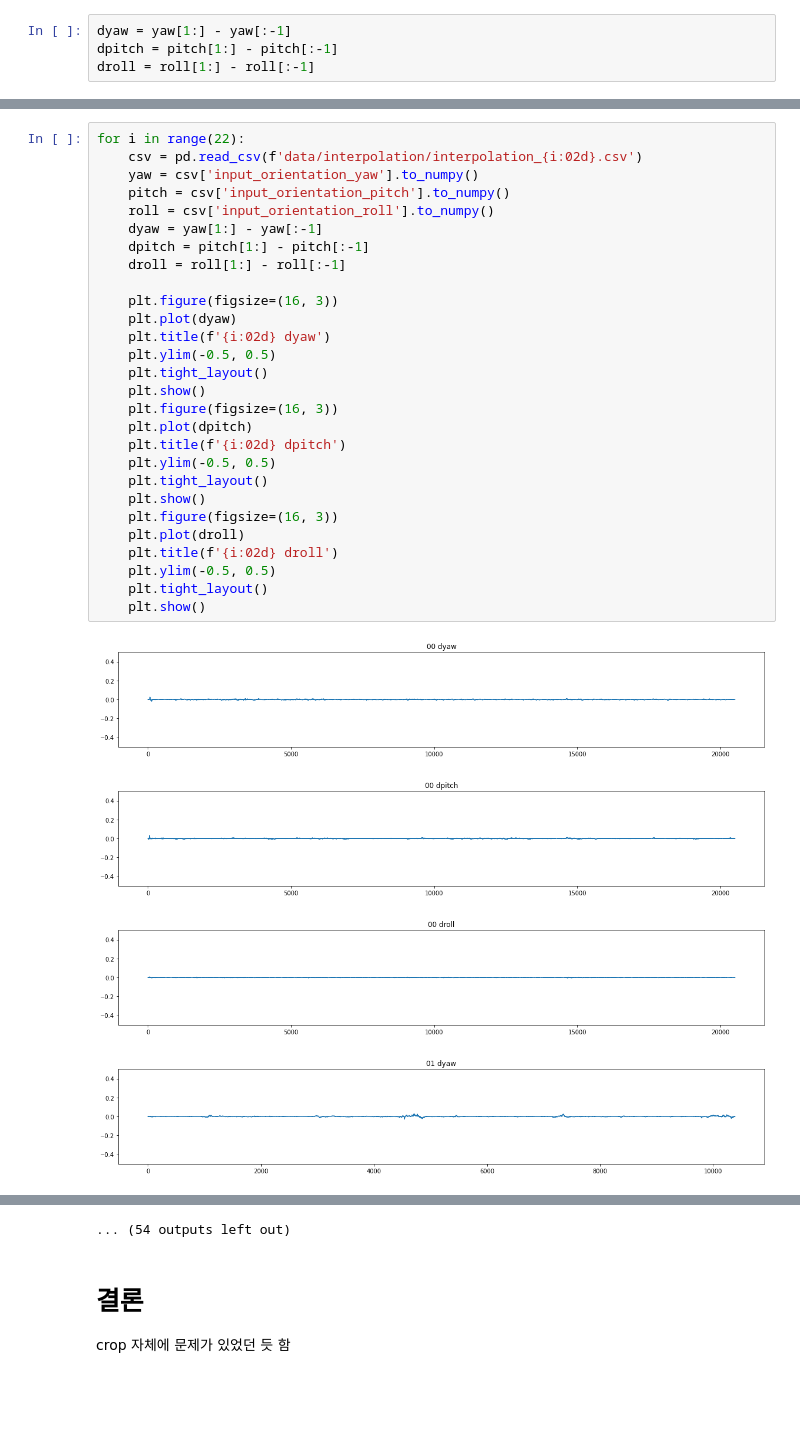
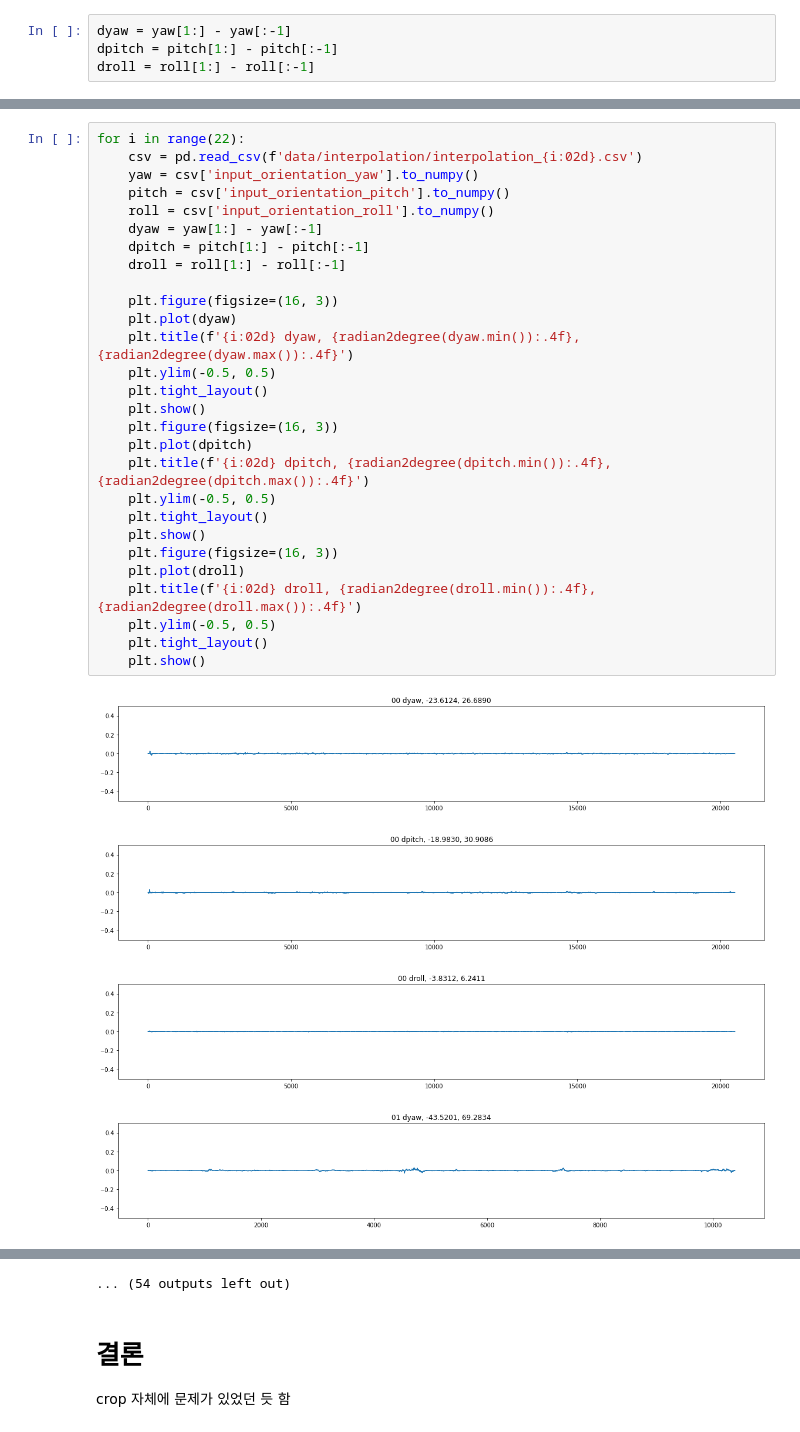
Before and after one commit to Kitsunetic/head-project, a Jupyter notebook: interpolation 문제점 찾기.ipynb, the cells around one changed output, grey strips where cells are left out. Cells and saved outputs as stored; diff of their text form; blank space fills up the shorter version.

```diff
--- a/interpolation 문제점 찾기.ipynb
+++ b/interpolation 문제점 찾기.ipynb
@@ -18,33 +31,33 @@ droll = roll[1:] - roll[:-1]
 # %%
 for i in range(22):
     csv = pd.read_csv(f'data/interpolation/interpolation_{i:02d}.csv')
     yaw = csv['input_orientation_yaw'].to_numpy()
     pitch = csv['input_orientation_pitch'].to_numpy()
     roll = csv['input_orientation_roll'].to_numpy()
     dyaw = yaw[1:] - yaw[:-1]
     dpitch = pitch[1:] - pitch[:-1]
     droll = roll[1:] - roll[:-1]
 
     plt.figure(figsize=(16, 3))
     plt.plot(dyaw)
-    plt.title(f'{i:02d} dyaw')
+    plt.title(f'{i:02d} dyaw, {radian2degree(dyaw.min()):.4f}, {radian2degree(dyaw.max()):.4f}')
     plt.ylim(-0.5, 0.5)
     plt.tight_layout()
     plt.show()
     plt.figure(figsize=(16, 3))
     plt.plot(dpitch)
-    plt.title(f'{i:02d} dpitch')
+    plt.title(f'{i:02d} dpitch, {radian2degree(dpitch.min()):.4f}, {radian2degree(dpitch.max()):.4f}')
     plt.ylim(-0.5, 0.5)
     plt.tight_layout()
     plt.show()
     plt.figure(figsize=(16, 3))
     plt.plot(droll)
-    plt.title(f'{i:02d} droll')
+    plt.title(f'{i:02d} droll, {radian2degree(droll.min()):.4f}, {radian2degree(droll.max()):.4f}')
     plt.ylim(-0.5, 0.5)
     plt.tight_layout()
     plt.show()
 # %% [output]
-[figure, old version]
+[figure, new version]
-[figure, old version]
+[figure, new version]
-[figure, old version]
+[figure, new version]
-[figure, old version]
+[figure, new version]
```
Also changed, not shown: parts of 4 cells of this notebook, 2 other files.
